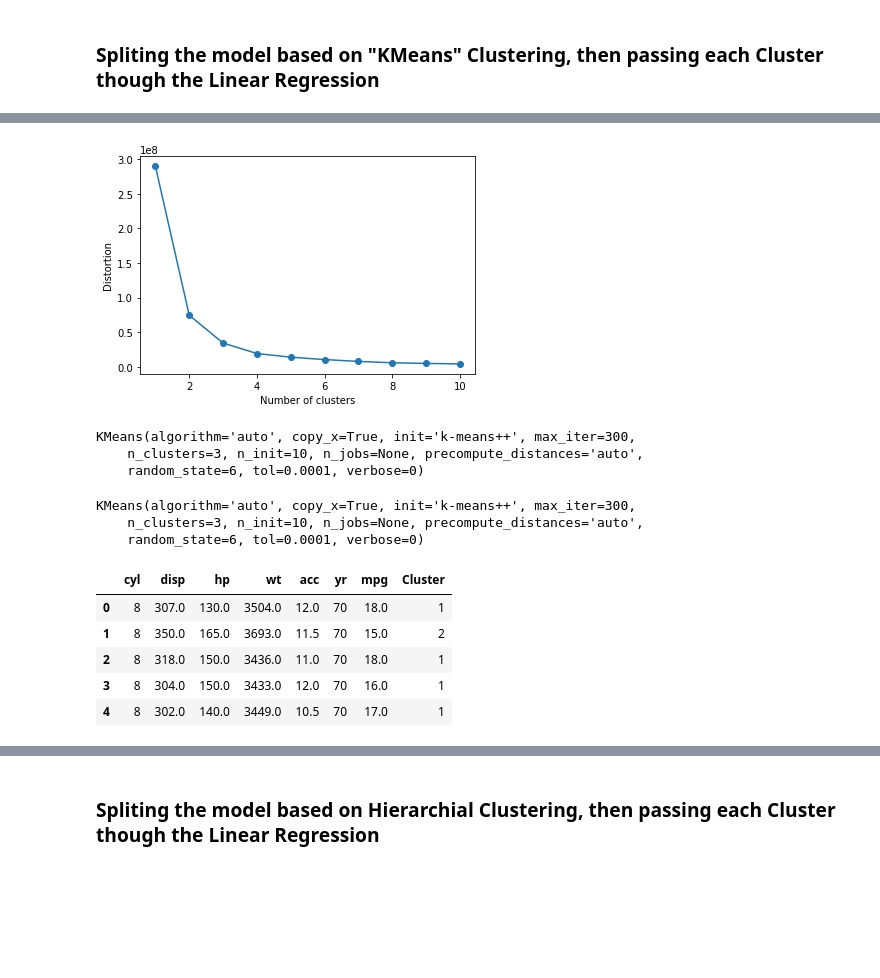
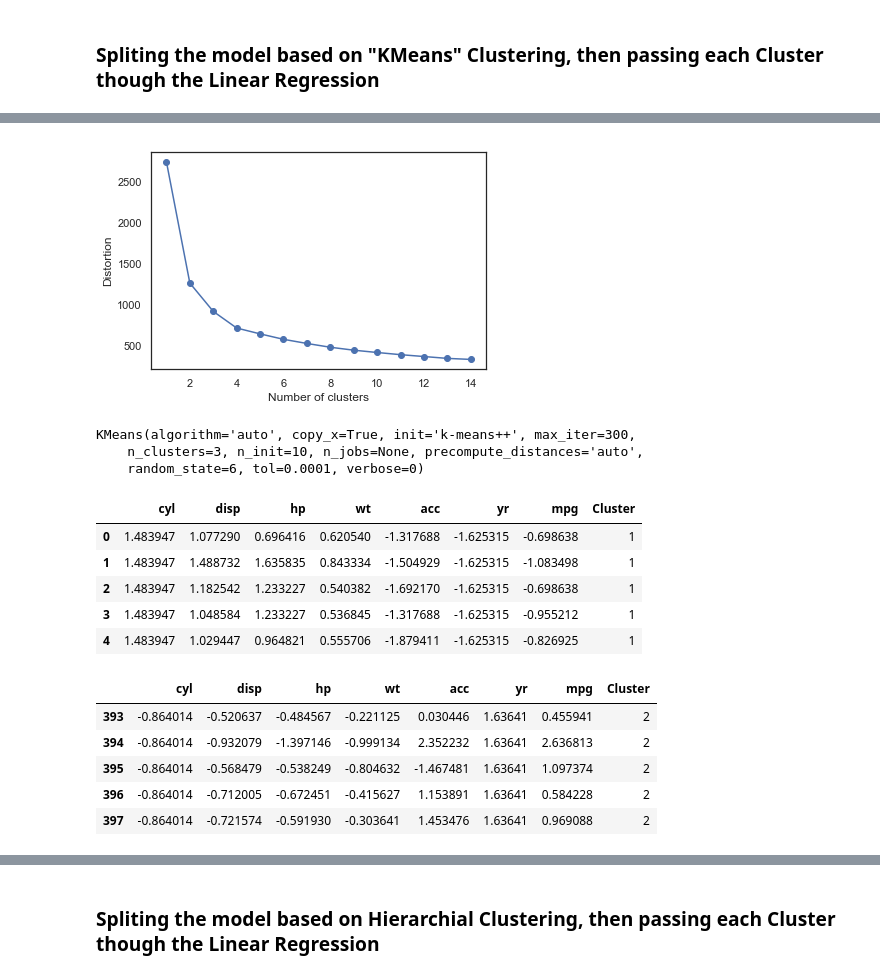
Before and after one commit to GreatLearningAIML1/aiml-ml-hyd-apr-19-batch-Manikanta2991, a Jupyter notebook: Unsupervised Learning_R4_Project1_Car mpg_Manikanta_balasubramani.ipynb, the cells around one changed output, grey strips where cells are left out. Cells and saved outputs as stored; diff of their text form; code cells hidden in the pictures; blank space fills up the shorter version.

```diff
--- a/Unsupervised Learning_R4_Project1_Car mpg_Manikanta_balasubramani.ipynb
+++ b/Unsupervised Learning_R4_Project1_Car mpg_Manikanta_balasubramani.ipynb
@@ -116,0 +201,3 @@ memory usage: 25.0+ KB
+# %%
+# Droping the Car name variable, as this becomes unique observation per record
+cr_dat=cr_dat.drop(columns=["car name"])
@@ -116,0 +213,12 @@ memory usage: 25.0+ KB
+# %%
+#standardize the data
+from scipy.stats import zscore
+cr_dat = cr_dat.apply(zscore)
+# %%
+#Oberving the clusters and distribution with the help of pairplot/pairgrid
+sns.set(style="white")
+df = cr_dat.loc[:,["disp","hp","wt","acc","mpg"]]
+g = sns.PairGrid(df, diag_sharey=False)
+g.map_lower(sns.kdeplot, cmap="Blues_d")
+g.map_upper(plt.scatter)
+g.map_diag(sns.kdeplot, lw=3)
@@ -135,11 +254,11 @@ cr_dat_mod=cr_dat.drop(columns=["car name"])
 from sklearn.cluster import KMeans
 # %%
 distortions=[]
-for i in range(1, 11):
+for i in range(1, 15):
     km = KMeans(
         n_clusters=i, random_state=6
     )
-    km.fit(cr_dat_mod)
+    km.fit(cr_dat)
     distortions.append(km.inertia_)
 # %%
 ## C-Distance:
@@ -158,9 +281,9 @@ distortions
 # %%
 # plot
-plt.plot(range(1, 11), distortions, marker='o')
+plt.plot(range(1, 15), distortions, marker='o')
 plt.xlabel('Number of clusters')
 plt.ylabel('Distortion')
 plt.show()
 # %% [output]
-[figure, old version]
+[figure, new version]
 # %%
@@ -171,9 +294,3 @@ cr_data_opt.fit(cr_dat_mod)
 KMeans(algorithm='auto', copy_x=True, init='k-means++', max_iter=300,
     n_clusters=3, n_init=10, n_jobs=None, precompute_distances='auto',
     random_state=6, tol=0.0001, verbose=0)
-# %%
-cr_data_opt
-# %% [output]
-KMeans(algorithm='auto', copy_x=True, init='k-means++', max_iter=300,
-    n_clusters=3, n_init=10, n_jobs=None, precompute_distances='auto',
-    random_state=6, tol=0.0001, verbose=0)
@@ -185,11 +299,20 @@ cr_concat=pd.concat([cr_dat_mod,cr_pred],axis=1)
 # %%
-cr_concat.head()
+cr_dat.head()
 # %% [output]
 |  | cyl | disp | hp | wt | acc | yr | mpg | Cluster |
-| 0 | 8 | 307.0 | 130.0 | 3504.0 | 12.0 | 70 | 18.0 | 1 |
-| 1 | 8 | 350.0 | 165.0 | 3693.0 | 11.5 | 70 | 15.0 | 2 |
-| 2 | 8 | 318.0 | 150.0 | 3436.0 | 11.0 | 70 | 18.0 | 1 |
-| 3 | 8 | 304.0 | 150.0 | 3433.0 | 12.0 | 70 | 16.0 | 1 |
-| 4 | 8 | 302.0 | 140.0 | 3449.0 | 10.5 | 70 | 17.0 | 1 |
+| 0 | 1.483947 | 1.077290 | 0.696416 | 0.620540 | -1.317688 | -1.625315 | -0.698638 | 1 |
+| 1 | 1.483947 | 1.488732 | 1.635835 | 0.843334 | -1.504929 | -1.625315 | -1.083498 | 1 |
+| 2 | 1.483947 | 1.182542 | 1.233227 | 0.540382 | -1.692170 | -1.625315 | -0.698638 | 1 |
+| 3 | 1.483947 | 1.048584 | 1.233227 | 0.536845 | -1.317688 | -1.625315 | -0.955212 | 1 |
+| 4 | 1.483947 | 1.029447 | 0.964821 | 0.555706 | -1.879411 | -1.625315 | -0.826925 | 1 |
+# %%
+cr_dat.tail()
+# %% [output]
+|  | cyl | disp | hp | wt | acc | yr | mpg | Cluster |
+| 393 | -0.864014 | -0.520637 | -0.484567 | -0.221125 | 0.030446 | 1.63641 | 0.455941 | 2 |
+| 394 | -0.864014 | -0.932079 | -1.397146 | -0.999134 | 2.352232 | 1.63641 | 2.636813 | 2 |
+| 395 | -0.864014 | -0.568479 | -0.538249 | -0.804632 | -1.467481 | 1.63641 | 1.097374 | 2 |
+| 396 | -0.864014 | -0.712005 | -0.672451 | -0.415627 | 1.153891 | 1.63641 | 0.584228 | 2 |
+| 397 | -0.864014 | -0.721574 | -0.591930 | -0.303641 | 1.453476 | 1.63641 | 0.969088 | 2 |
 # %%
 # Dividing the dataset based on the opt cluster of 3
```
Also changed, not shown: parts of 41 cells of this notebook.
